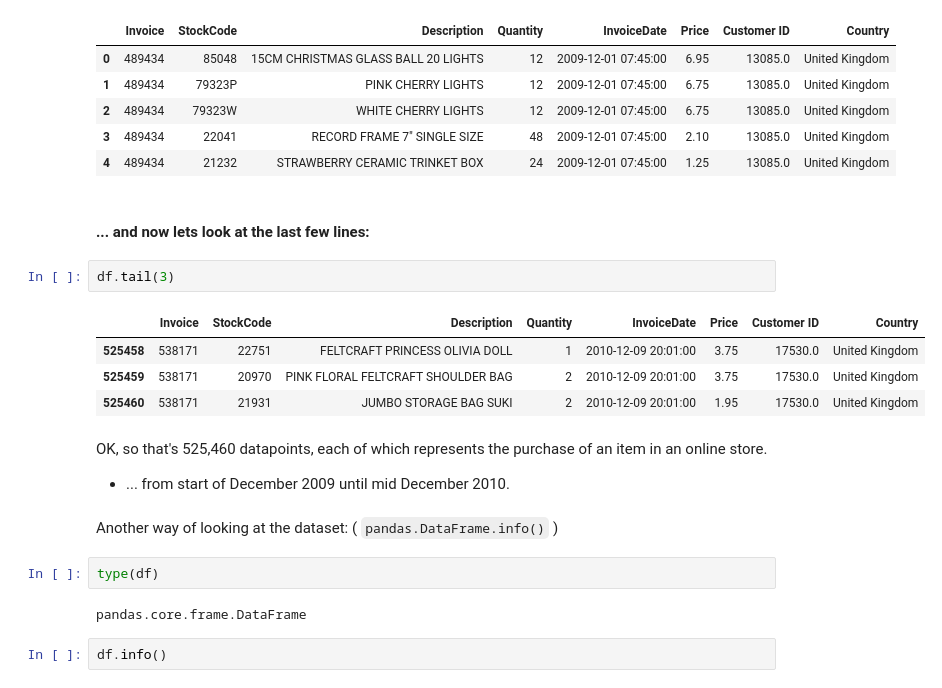
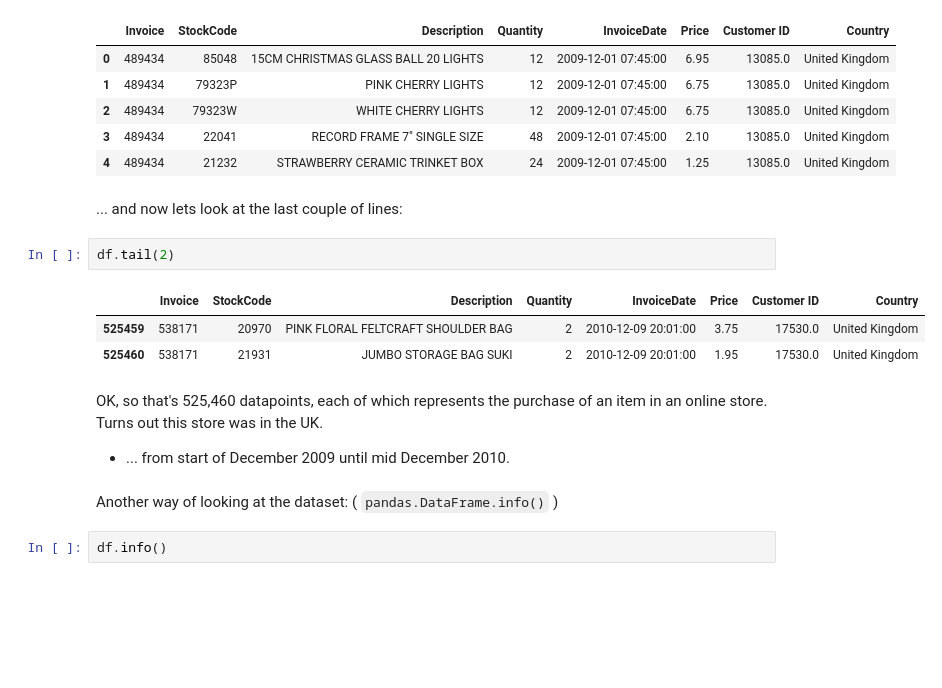
Before and after one commit to jeremy-large/ox-sbs-ml-bd, a Jupyter notebook: notebooks/Week_1.ipynb, the cells around one changed output. Cells and saved outputs as stored; diff of their text form; blank space fills up the shorter version.

```diff
--- a/notebooks/Week_1.ipynb
+++ b/notebooks/Week_1.ipynb
@@ -237,24 +242,19 @@ df.head()
 | 3 | 489434 | 22041 | RECORD FRAME 7" SINGLE SIZE | 48 | 2009-12-01 07:45:00 | 2.10 | 13085.0 | United Kingdom |
 | 4 | 489434 | 21232 | STRAWBERRY CERAMIC TRINKET BOX | 24 | 2009-12-01 07:45:00 | 1.25 | 13085.0 | United Kingdom |
 # %% [markdown]
-#### ... and now lets look at the last few lines:
+... and now lets look at the last couple of lines:
 # %%
-df.tail(3)
+df.tail(2)
 # %% [output]
 |  | Invoice | StockCode | Description | Quantity | InvoiceDate | Price | Customer ID | Country |
-| 525458 | 538171 | 22751 | FELTCRAFT PRINCESS OLIVIA DOLL | 1 | 2010-12-09 20:01:00 | 3.75 | 17530.0 | United Kingdom |
 | 525459 | 538171 | 20970 | PINK FLORAL FELTCRAFT SHOULDER BAG | 2 | 2010-12-09 20:01:00 | 3.75 | 17530.0 | United Kingdom |
 | 525460 | 538171 | 21931 | JUMBO STORAGE BAG SUKI | 2 | 2010-12-09 20:01:00 | 1.95 | 17530.0 | United Kingdom |
 # %% [markdown]
-OK, so that's 525,460 datapoints, each of which represents the purchase of an item in an online store.
+OK, so that's 525,460 datapoints, each of which represents the purchase of an item in an online store. Turns out this store was in the UK.
 
   * ... from start of December 2009 until mid December 2010.
 # %% [markdown]
 Another way of looking at the dataset: ( `pandas.DataFrame.info()` )
-# %%
-type(df)
-# %% [output]
-pandas.core.frame.DataFrame
 # %%
 df.info()
 # %% [output]
```
Also changed, not shown: parts of 16 cells of this notebook.
